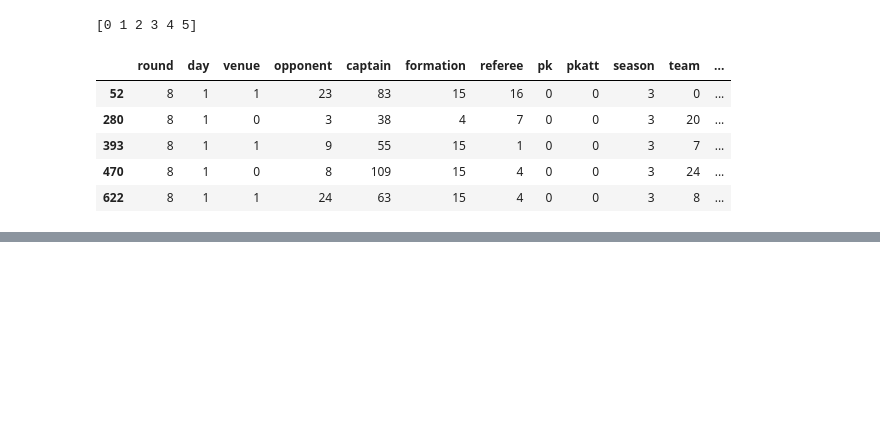
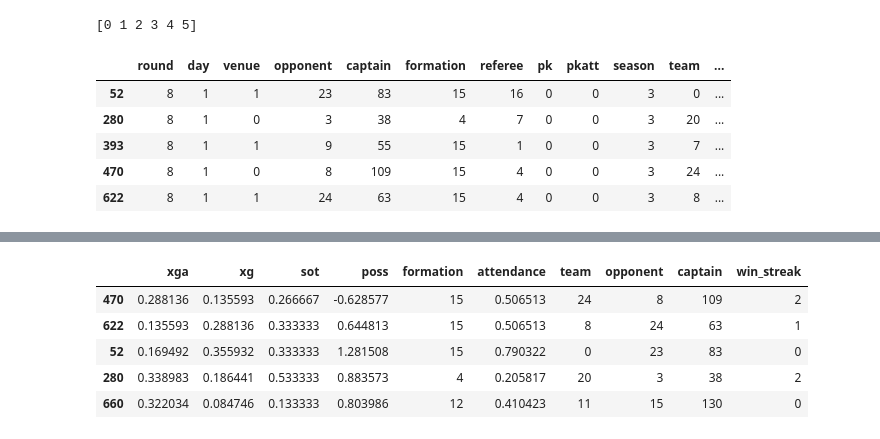
Before and after one commit to thoth2357/football_game_prediction, a Jupyter notebook: main.ipynb, the cells around one changed output, grey strips where cells are left out. Saved outputs shown, nothing was run; the diff lists cells and outputs as text; code cells hidden in the pictures; blank space fills up the shorter version.

```diff
--- a/main.ipynb
+++ b/main.ipynb
@@ -198,0 +243,14 @@ Parameters: { "max_features", "min_samples_leaf", "min_samples_split" } are not
+# %%
+#rechooose features from feature engineering
+new_features = ["xga", "xg", "sot", "poss", "formation", "attendance", "team", "opponent", "captain", "win_streak"]
+
+X_train, y_train, X_test, y_test = preprocessing.split_dataset(new_features)
+# print(len(X_train), len(y_train), len(X_test), len(y_test))
+X_test.head(5)
+# %% [output]
+|  | xga | xg | sot | poss | formation | attendance | team | opponent | captain | win_streak |
+| 470 | 0.288136 | 0.135593 | 0.266667 | -0.628577 | 15 | 0.506513 | 24 | 8 | 109 | 2 |
+| 622 | 0.135593 | 0.288136 | 0.333333 | 0.644813 | 15 | 0.506513 | 8 | 24 | 63 | 1 |
+| 52 | 0.169492 | 0.355932 | 0.333333 | 1.281508 | 15 | 0.790322 | 0 | 23 | 83 | 0 |
+| 280 | 0.338983 | 0.186441 | 0.533333 | 0.883573 | 4 | 0.205817 | 20 | 3 | 38 | 2 |
+| 660 | 0.322034 | 0.084746 | 0.133333 | 0.803986 | 12 | 0.410423 | 11 | 15 | 130 | 0 |
```
Also changed, not shown: parts of 9 cells of this notebook.
